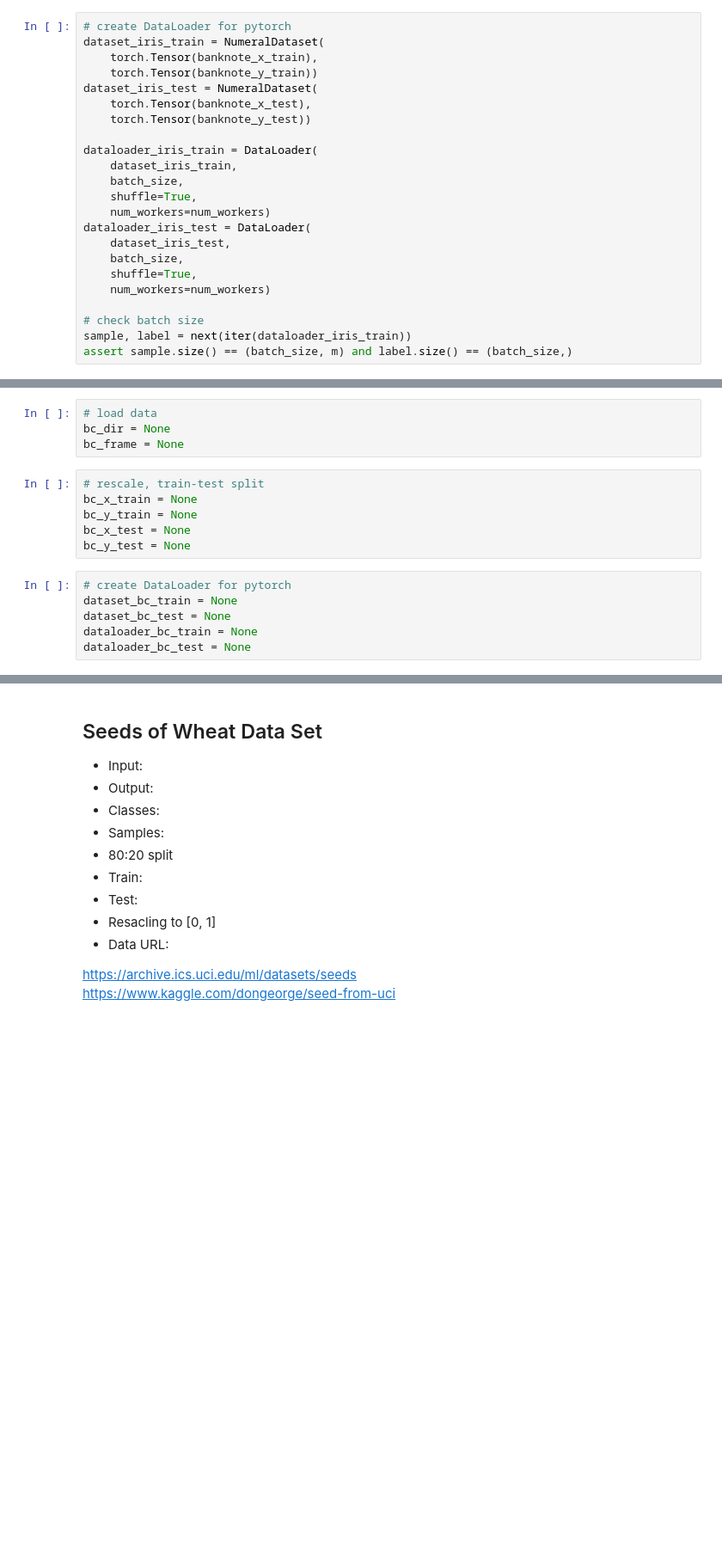
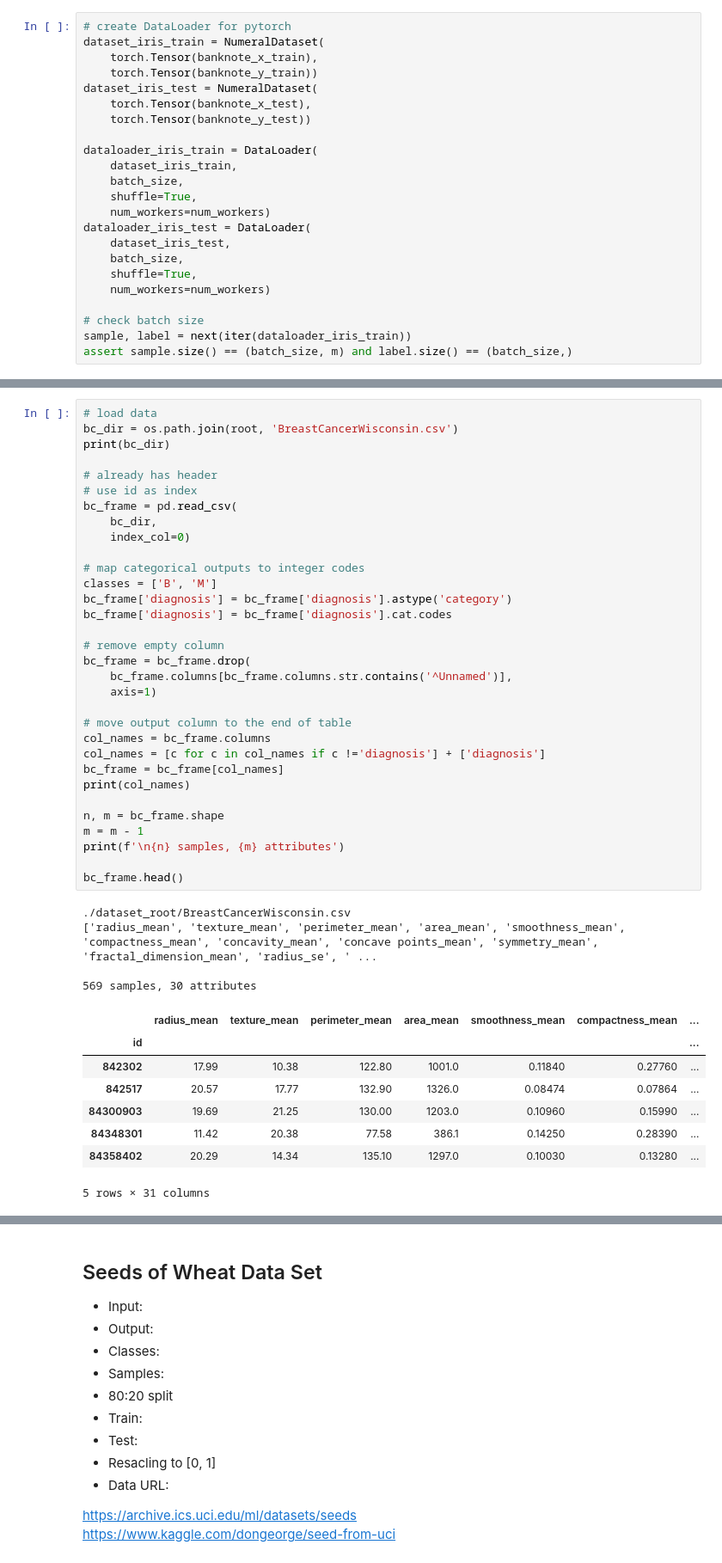
Before and after one commit to changx03/torch_tutorial, a Jupyter notebook: dataset_numeral.ipynb, the cells around one changed output, grey strips where cells are left out. Shown: that part at 86% size. Drawn from its saved outputs; the diff is of its cells as text; blank space fills up the shorter version.

Commit message:
completed breast cancer dataset

```diff
--- a/dataset_numeral.ipynb
+++ b/dataset_numeral.ipynb
@@ -282,19 +284,48 @@ assert sample.size() == (batch_size, m) and label.size() == (batch_size,)
 
 https://archive.ics.uci.edu/ml/datasets/Breast+Cancer+Wisconsin+(Diagnostic)
 https://www.kaggle.com/uciml/breast-cancer-wisconsin-data
-# %%
-# load data
-bc_dir = None
-bc_frame = None
-# %%
-# rescale, train-test split
-bc_x_train = None
-bc_y_train = None
-bc_x_test = None
-bc_y_test = None
-# %%
-# create DataLoader for pytorch
-dataset_bc_train = None
-dataset_bc_test = None
-dataloader_bc_train = None
-dataloader_bc_test = None
+# %%
+# load data
+bc_dir = os.path.join(root, 'BreastCancerWisconsin.csv')
+print(bc_dir)
+
+# already has header
+# use id as index
+bc_frame = pd.read_csv(
+    bc_dir,
+    index_col=0)
+
+# map categorical outputs to integer codes
+classes = ['B', 'M']
+bc_frame['diagnosis'] = bc_frame['diagnosis'].astype('category')
+bc_frame['diagnosis'] = bc_frame['diagnosis'].cat.codes
+
+# remove empty column
+bc_frame = bc_frame.drop(
+    bc_frame.columns[bc_frame.columns.str.contains('^Unnamed')],
+    axis=1)
+
+# move output column to the end of table
+col_names = bc_frame.columns
+col_names = [c for c in col_names if c !='diagnosis'] + ['diagnosis']
+bc_frame = bc_frame[col_names]
+print(col_names)
+
+n, m = bc_frame.shape
+m = m - 1
+print(f'\n{n} samples, {m} attributes')
+
+bc_frame.head()
+# %% [output]
+./dataset_root/BreastCancerWisconsin.csv
+['radius_mean', 'texture_mean', 'perimeter_mean', 'area_mean', 'smoothness_mean', 'compactness_mean', 'concavity_mean', 'concave points_mean', 'symmetry_mean', 'fractal_dimension_mean', 'radius_se', ' ...
+
+569 samples, 30 attributes
+|  | radius_mean | texture_mean | perimeter_mean | area_mean | smoothness_mean | compactness_mean | ... |
+| id |  |  |  |  |  |  | ... |
+| 842302 | 17.99 | 10.38 | 122.80 | 1001.0 | 0.11840 | 0.27760 | ... |
+| 842517 | 20.57 | 17.77 | 132.90 | 1326.0 | 0.08474 | 0.07864 | ... |
+| 84300903 | 19.69 | 21.25 | 130.00 | 1203.0 | 0.10960 | 0.15990 | ... |
+| 84348301 | 11.42 | 20.38 | 77.58 | 386.1 | 0.14250 | 0.28390 | ... |
+| 84358402 | 20.29 | 14.34 | 135.10 | 1297.0 | 0.10030 | 0.13280 | ... |
+5 rows × 31 columns
```
Also changed, not shown: parts of 6 cells of this notebook.
